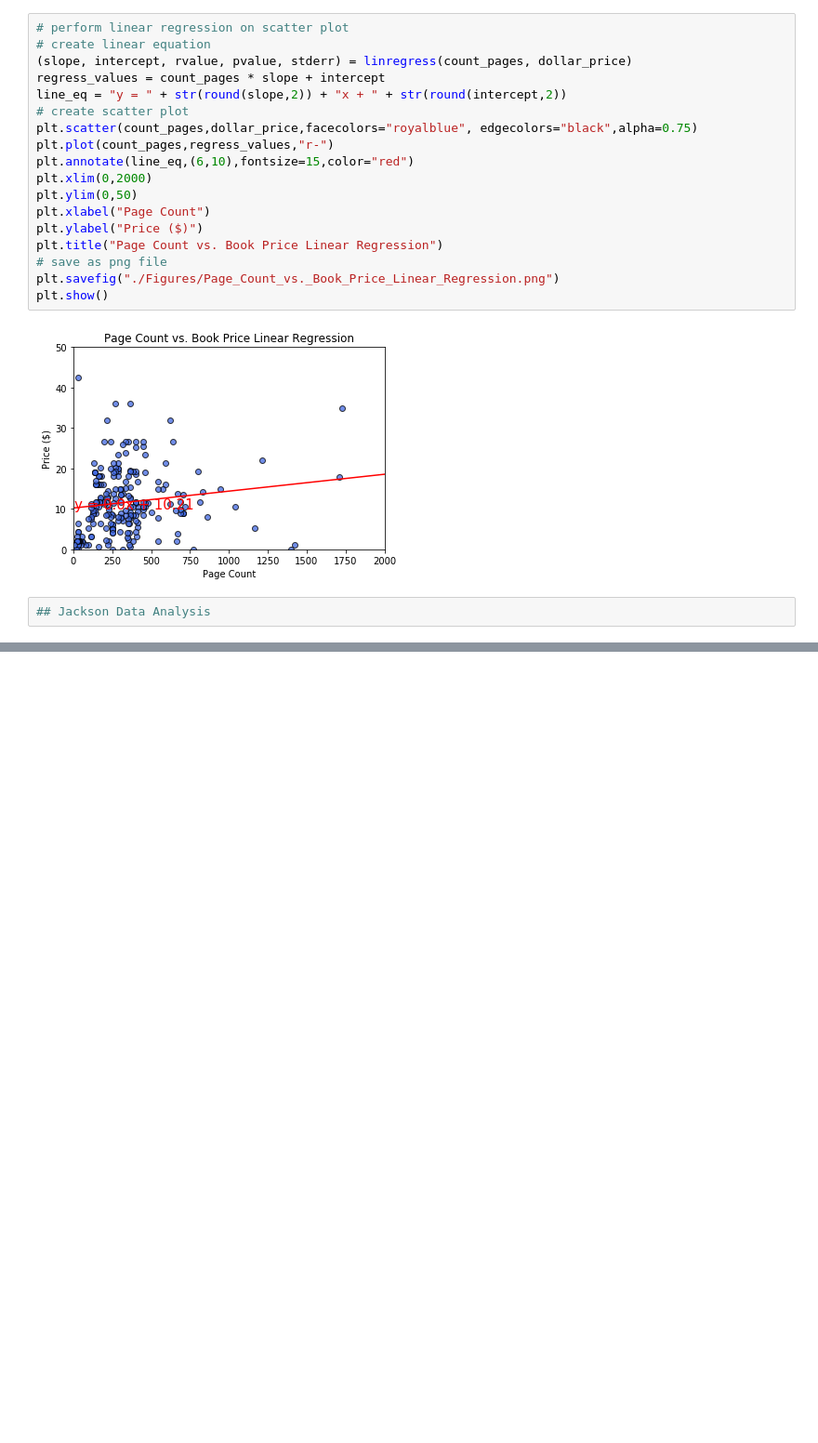
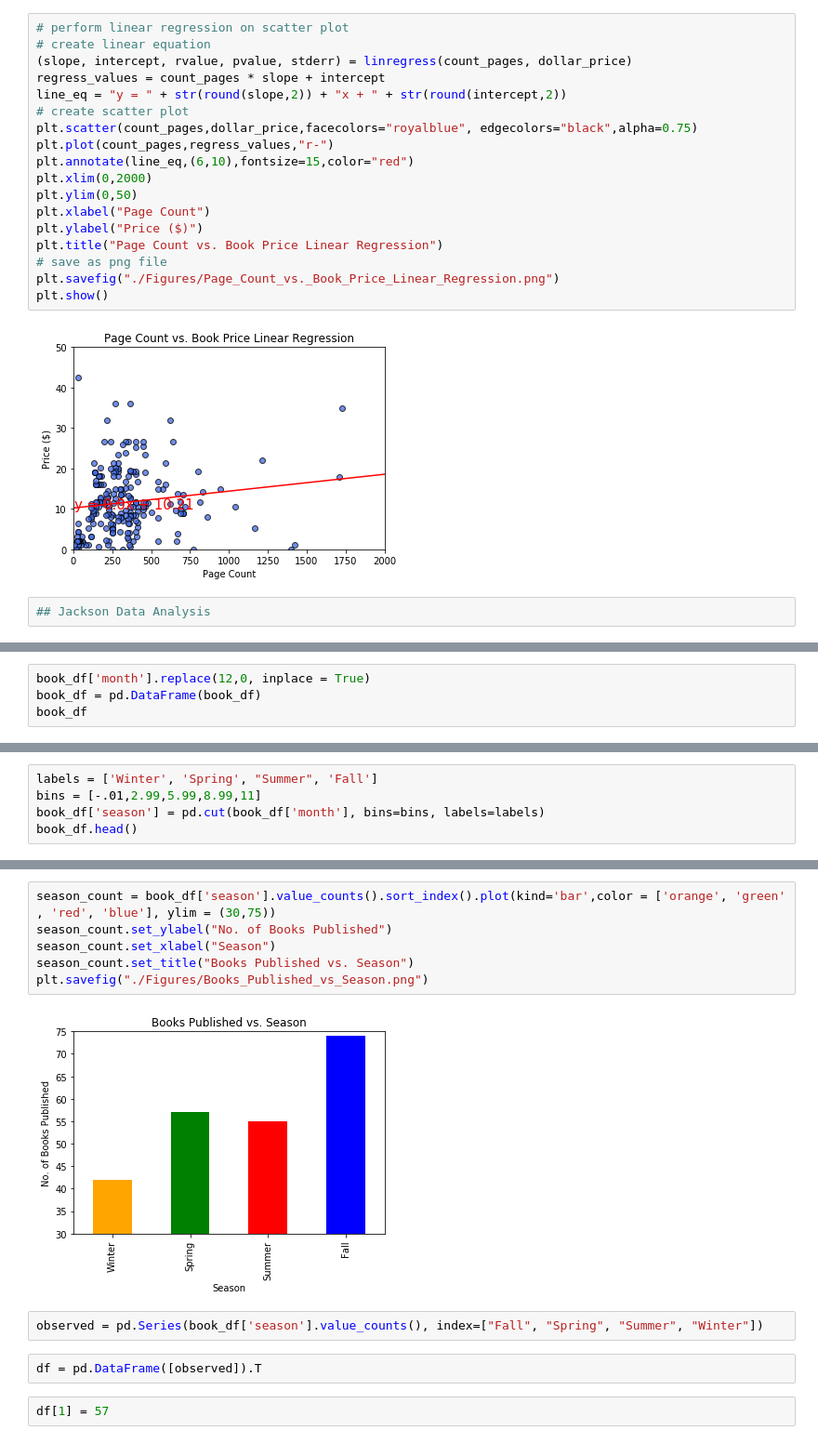
Before and after one commit to hrofarrow/Book_analysis-, a Jupyter notebook: Final_Data_Analysis.ipynb, the cells around one changed output, grey strips where cells are left out. Shown: that part at 93% size. Drawn from its saved outputs; the diff is of its cells as text; blank space fills up the shorter version.

```diff
--- a/Final_Data_Analysis.ipynb
+++ b/Final_Data_Analysis.ipynb
@@ -257,0 +273,4 @@ ValueError: Given date string not likely a datetime.
+# %%
+book_df['month'].replace(12,0, inplace = True)
+book_df = pd.DataFrame(book_df)
+book_df
@@ -257,0 +291,5 @@ ValueError: Given date string not likely a datetime.
+# %%
+labels = ['Winter', 'Spring', "Summer", 'Fall']
+bins = [-.01,2.99,5.99,8.99,11]
+book_df['season'] = pd.cut(book_df['month'], bins=bins, labels=labels)
+book_df.head()
@@ -257,0 +303,14 @@ ValueError: Given date string not likely a datetime.
+# %%
+season_count = book_df['season'].value_counts().sort_index().plot(kind='bar',color = ['orange', 'green' , 'red', 'blue'], ylim = (30,75))
+season_count.set_ylabel("No. of Books Published")
+season_count.set_xlabel("Season")
+season_count.set_title("Books Published vs. Season")
+plt.savefig("./Figures/Books_Published_vs_Season.png")
+# %% [output]
+[figure, added]
+# %%
+observed = pd.Series(book_df['season'].value_counts(), index=["Fall", "Spring", "Summer", "Winter"])
+# %%
+df = pd.DataFrame([observed]).T
+# %%
+df[1] = 57
```
Also changed, not shown: parts of 16 cells of this notebook, 7 other files.
